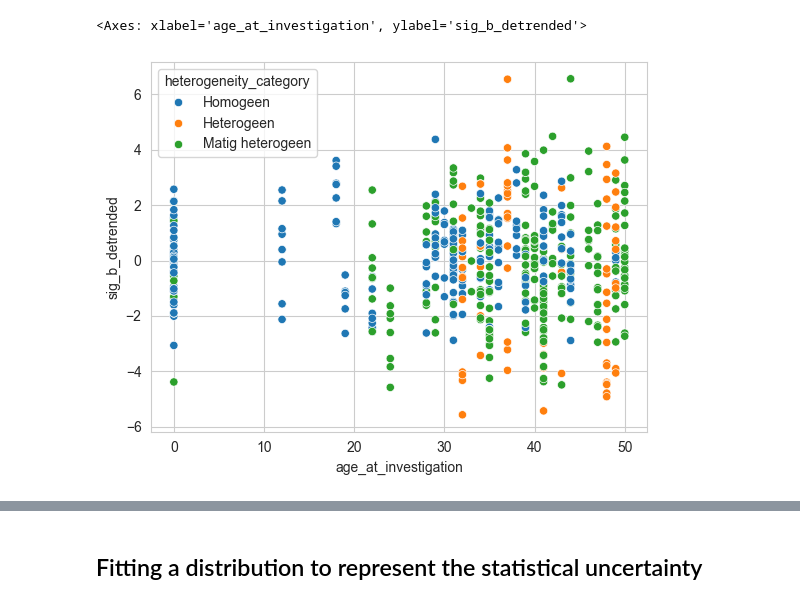
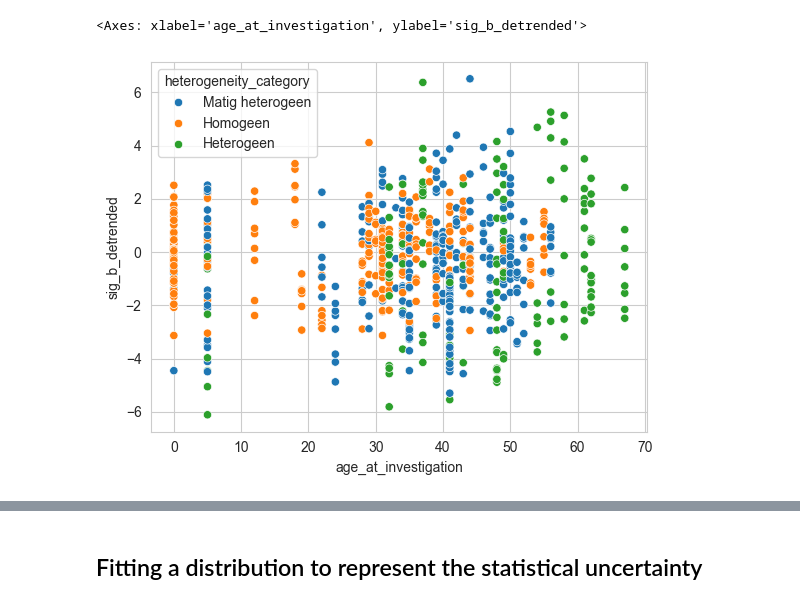
Before and after one commit to amavrits/asphalt-db, a Jupyter notebook: results/AnalysisOfResiduals.ipynb, the cells around one changed output, grey strips where cells are left out. Cells and saved outputs as stored; diff of their text form; code cells hidden in the pictures.

```diff
--- a/results/AnalysisOfResiduals.ipynb
+++ b/results/AnalysisOfResiduals.ipynb
@@ -21,27 +22,32 @@ working_dir = Path(r'c:\Repositories\asphalt-db\results')
 results_dir = Path(r'c:\Users\klerk_wj\OneDrive - Stichting Deltares\00_Projecten\09_Kvk Asfalt\results')
 # %%
 #load the data
-dikes_and_projects = query_dikes_and_projects(sqlite3.connect(working_dir.parent.joinpath('data','database_all_v3.sqlite')))
-df_final = load_and_merge_data(working_dir.parent.joinpath('data','database_all_v3.sqlite'))
+dikes_and_projects = query_dikes_and_projects(sqlite3.connect(working_dir.parent.joinpath('data','database_all_v5.sqlite')))
+df_final = load_and_merge_data(working_dir.parent.joinpath('data','database_all_v5.sqlite'))
 data_per_dike_project = get_section_based_statistics(df_final, dikes_and_projects)
 df_final, data_per_dike_project = classifications_wrapper(df_final, data_per_dike_project)
+
+
+hue_order = ['Homogeen', 'Matig heterogeen', 'Heterogeen']
 # %%
 #load the detrended data
 # df_detrended = pd.read_csv(working_dir.parent.joinpath('data','detrended_data.csv'))
-df_detrended = pd.read_csv(working_dir.parent.joinpath('results','heterogeneity_regression', 'log_y_True', 'data_with_regression_output.csv'))
+df_detrended = pd.read_csv(working_dir.parent.joinpath('results','heterogeneity_regression', 'log_y_False', 'data_with_regression_output.csv'))
 # %%
 # df_detrended['nonlog_detrended_residuals'] = df_detrended['sig_b'] - np.exp(df_detrended['sig_b_regression'])
-df_detrended['sig_b_detrended'] = df_detrended['sig_b'] - np.exp(df_detrended['log_sig_b_regression'])
+#rename resid_M1 to sig_b_detrended
+df_detrended.rename(columns={'resid_M1':'sig_b_detrended'}, inplace=True)
+# df_detrended['sig_b_detrended'] = df_detrended['sig_b'] - df_detrended['resid_M1']
 
 #add some section characteristics to df_detrended
 df_detrended = pd.merge(df_detrended, data_per_dike_project[['project_dike_id','sig_b_mean', 'sig_b_std']], on='project_dike_id', how='left')
 
 #remove data for age_at_investigation >50
-df_detrended = df_detrended[df_detrended['age_at_investigation'] <=50]
+# df_detrended = df_detrended[df_detrended['age_at_investigation'] <=50]
 
 # sns.scatterplot(data=df_detrended, x='age_at_investigation', y='nonlog_detrended_residuals', hue='heterogeneity_category')
 sns.scatterplot(data=df_detrended, x='age_at_investigation', y='sig_b_detrended', hue='heterogeneity_category')
 # %% [output]
 <Axes: xlabel='age_at_investigation', ylabel='sig_b_detrended'>
-[figure, old version]
+[figure, new version]
 # %%
```
Also changed, not shown: parts of 20 cells of this notebook, 7 other files.
